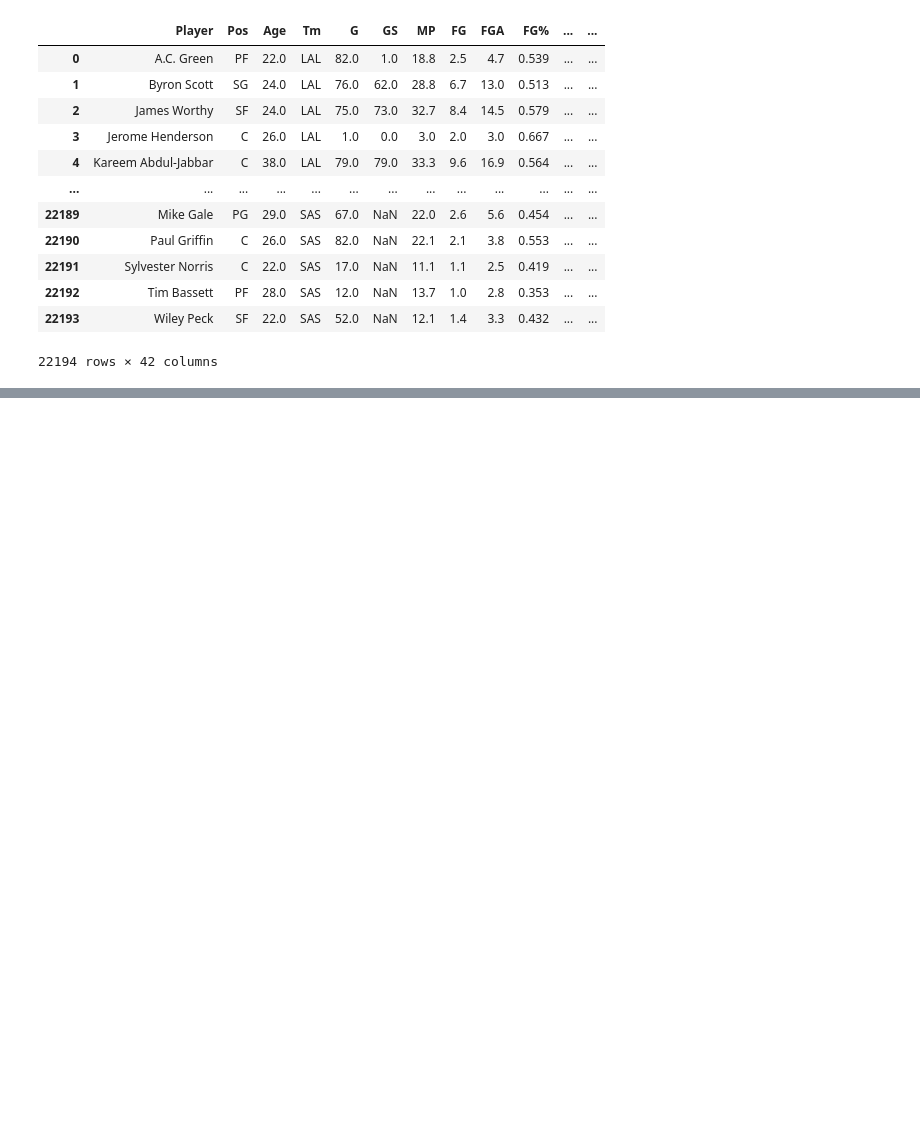
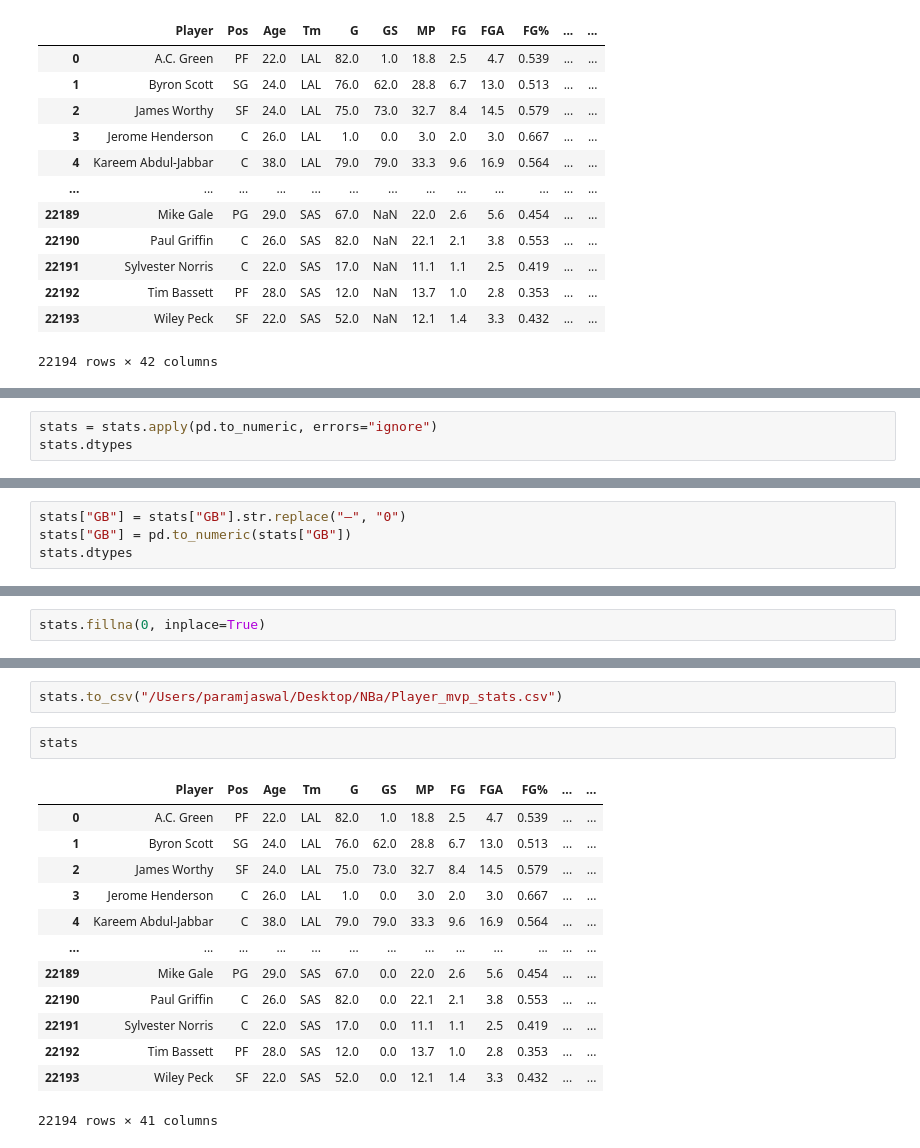
Before and after one commit to param10/NBa_MVP_Prediction, a Jupyter notebook: Cleaning&Analysis.ipynb, the cells around one changed output, grey strips where cells are left out. Saved outputs shown, nothing was run; the diff lists cells and outputs as text; blank space fills up the shorter version.

Commit message:
minor saves -ParamJaswal

```diff
--- a/Cleaning&Analysis.ipynb
+++ b/Cleaning&Analysis.ipynb
@@ -346,0 +369,3 @@ stats
+# %%
+stats = stats.apply(pd.to_numeric, errors="ignore")
+stats.dtypes
@@ -346,0 +402,4 @@ stats
+# %%
+stats["GB"] = stats["GB"].str.replace("—", "0")
+stats["GB"] = pd.to_numeric(stats["GB"])
+stats.dtypes
@@ -346,0 +424,2 @@ stats
+# %%
+stats.fillna(0, inplace=True)
@@ -346,0 +446,18 @@ stats
+# %%
+stats.to_csv("/Users/paramjaswal/Desktop/NBa/Player_mvp_stats.csv")
+# %%
+stats
+# %% [output]
+|  | Player | Pos | Age | Tm | G | GS | MP | FG | FGA | FG% | ... | ... |
+| 0 | A.C. Green | PF | 22.0 | LAL | 82.0 | 1.0 | 18.8 | 2.5 | 4.7 | 0.539 | ... | ... |
+| 1 | Byron Scott | SG | 24.0 | LAL | 76.0 | 62.0 | 28.8 | 6.7 | 13.0 | 0.513 | ... | ... |
+| 2 | James Worthy | SF | 24.0 | LAL | 75.0 | 73.0 | 32.7 | 8.4 | 14.5 | 0.579 | ... | ... |
+| 3 | Jerome Henderson | C | 26.0 | LAL | 1.0 | 0.0 | 3.0 | 2.0 | 3.0 | 0.667 | ... | ... |
+| 4 | Kareem Abdul-Jabbar | C | 38.0 | LAL | 79.0 | 79.0 | 33.3 | 9.6 | 16.9 | 0.564 | ... | ... |
+| ... | ... | ... | ... | ... | ... | ... | ... | ... | ... | ... | ... | ... |
+| 22189 | Mike Gale | PG | 29.0 | SAS | 67.0 | 0.0 | 22.0 | 2.6 | 5.6 | 0.454 | ... | ... |
+| 22190 | Paul Griffin | C | 26.0 | SAS | 82.0 | 0.0 | 22.1 | 2.1 | 3.8 | 0.553 | ... | ... |
+| 22191 | Sylvester Norris | C | 22.0 | SAS | 17.0 | 0.0 | 11.1 | 1.1 | 2.5 | 0.419 | ... | ... |
+| 22192 | Tim Bassett | PF | 28.0 | SAS | 12.0 | 0.0 | 13.7 | 1.0 | 2.8 | 0.353 | ... | ... |
+| 22193 | Wiley Peck | SF | 22.0 | SAS | 52.0 | 0.0 | 12.1 | 1.4 | 3.3 | 0.432 | ... | ... |
+22194 rows × 41 columns
```
Also changed, not shown: parts of 6 cells of this notebook, 1 other file.
